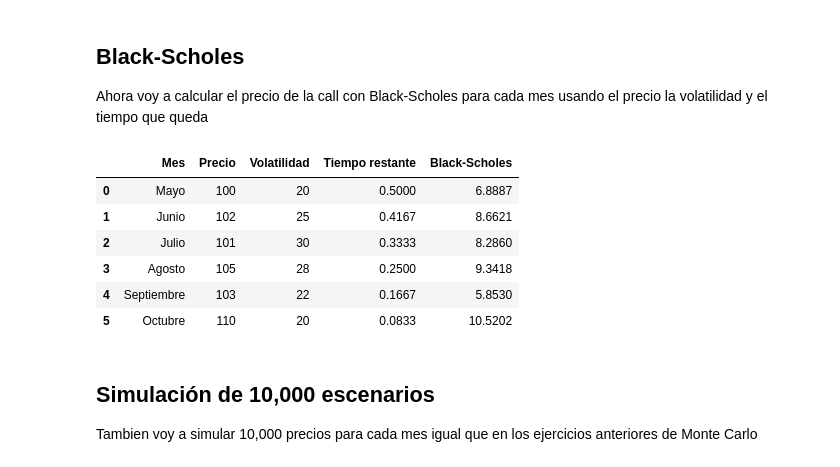
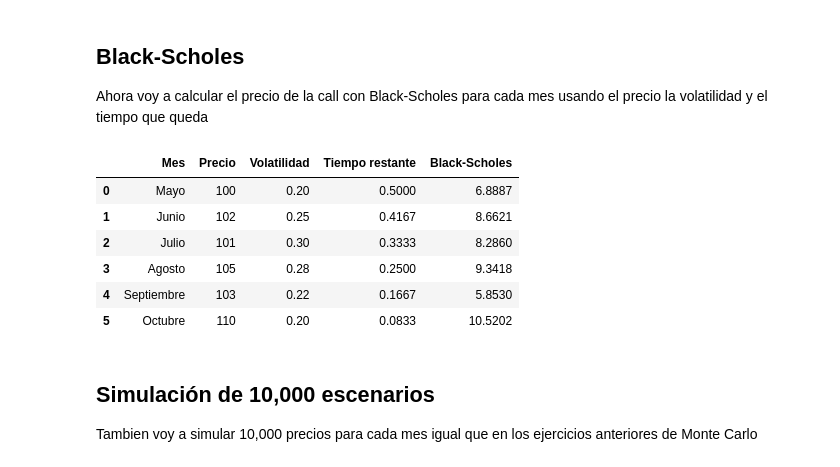
Before and after one commit to Mafergomezf/SIMULACION_DE_PROCESOS_FINANCIEROS, a Jupyter notebook: T03_Greeks.ipynb, the cells around one changed output. Saved outputs shown, nothing was run; the diff lists cells and outputs as text; code cells hidden in the pictures.

```diff
--- a/T03_Greeks.ipynb
+++ b/T03_Greeks.ipynb
@@ -106,7 +80,7 @@ dt = 1/12
 datos = pd.DataFrame({
     "Mes": ["Mayo", "Junio", "Julio", "Agosto", "Septiembre", "Octubre"],
     "Precio": [100, 102, 101, 105, 103, 110],
-    "Volatilidad": [20, 25, 30, 28, 22, 20]
+    "Volatilidad": [0.20, 0.25, 0.30, 0.28, 0.22, 0.20]
 })
 
 datos
@@ -167,32 +141,32 @@ Ahora voy a calcular el precio de la call con Black-Scholes para cada mes usando
 # %%
 datos["Tiempo restante"] = [6/12, 5/12, 4/12, 3/12, 2/12, 1/12]
 
 precios_bs = []
 
 for i in range(len(datos)):
 
     S = datos.loc[i, "Precio"]
-    V = datos.loc[i, "Volatilidad"] / 100
+    V = datos.loc[i, "Volatilidad"]
     T = datos.loc[i, "Tiempo restante"]
 
     d1 = (np.log(S/K) + (r + (1/2)*V**2)*T) / (V*np.sqrt(T))
     d2 = d1 - V*np.sqrt(T)
 
     C = S*norm.cdf(d1) - K*np.exp(-r*T)*norm.cdf(d2)
 
     precios_bs.append(C)
 
 datos["Black-Scholes"] = precios_bs
 
 datos[["Mes", "Precio", "Volatilidad", "Tiempo restante", "Black-Scholes"]].round(4)
 # %% [output]
 |  | Mes | Precio | Volatilidad | Tiempo restante | Black-Scholes |
-| 0 | Mayo | 100 | 20 | 0.5000 | 6.8887 |
-| 1 | Junio | 102 | 25 | 0.4167 | 8.6621 |
-| 2 | Julio | 101 | 30 | 0.3333 | 8.2860 |
-| 3 | Agosto | 105 | 28 | 0.2500 | 9.3418 |
-| 4 | Septiembre | 103 | 22 | 0.1667 | 5.8530 |
-| 5 | Octubre | 110 | 20 | 0.0833 | 10.5202 |
+| 0 | Mayo | 100 | 0.20 | 0.5000 | 6.8887 |
+| 1 | Junio | 102 | 0.25 | 0.4167 | 8.6621 |
+| 2 | Julio | 101 | 0.30 | 0.3333 | 8.2860 |
+| 3 | Agosto | 105 | 0.28 | 0.2500 | 9.3418 |
+| 4 | Septiembre | 103 | 0.22 | 0.1667 | 5.8530 |
+| 5 | Octubre | 110 | 0.20 | 0.0833 | 10.5202 |
 # %% [markdown]
 ## Simulación de 10,000 escenarios
 
```
Also changed, not shown: parts of 10 cells of this notebook, 1 other file.
